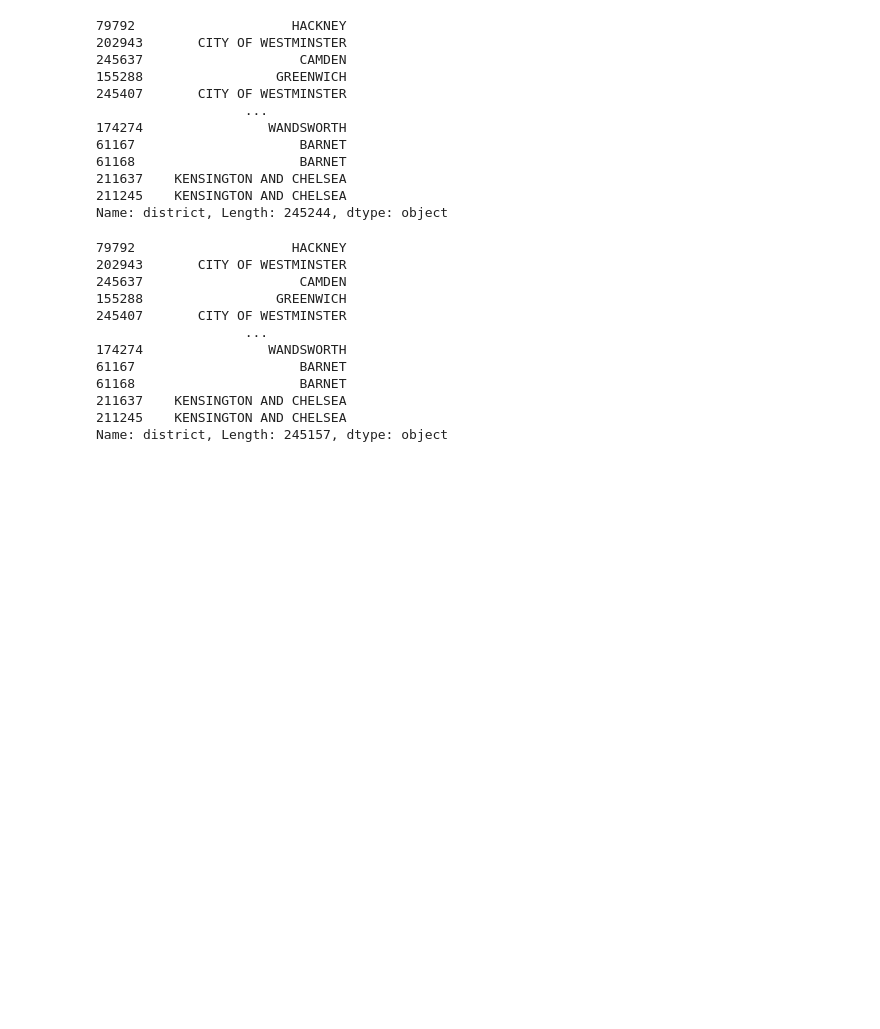
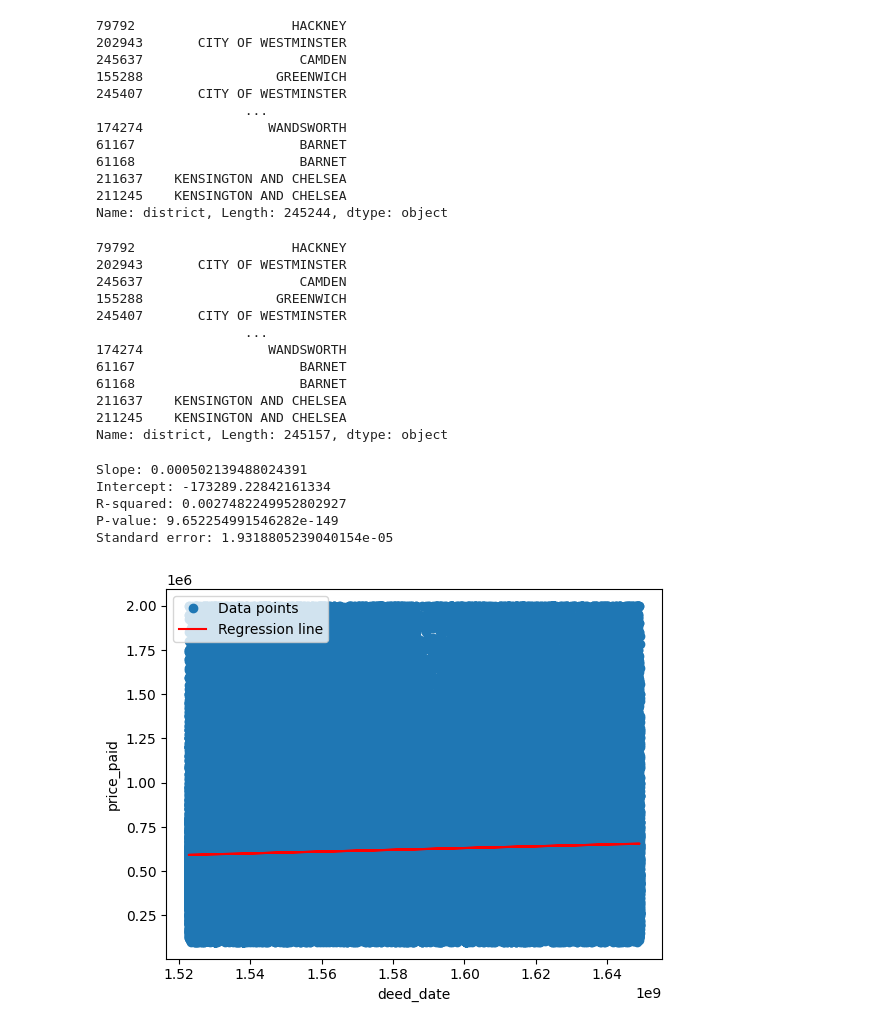
Before and after one commit to Ajeyanth/HousePrices, a Jupyter notebook: HousesPrices.ipynb, the cells around one changed output. Cells and saved outputs as stored; diff of their text form; code cells hidden in the pictures; blank space fills up the shorter version.

```diff
--- a/HousesPrices.ipynb
+++ b/HousesPrices.ipynb
@@ -100,3 +100,34 @@ print(df_cleaned['district'])
 211637    KENSINGTON AND CHELSEA
 211245    KENSINGTON AND CHELSEA
 Name: district, Length: 245157, dtype: object
+# %%
+from scipy.stats import linregress
+import matplotlib.pyplot as plt
+
+# Sample data
+x = df_cleaned['deed_date'].to_numpy()
+y = df_cleaned['price_paid'].to_numpy()
+
+# Perform linear regression
+slope, intercept, r_value, p_value, std_err = linregress(x, y)
+
+print(f"Slope: {slope}")
+print(f"Intercept: {intercept}")
+print(f"R-squared: {r_value**2}")
+print(f"P-value: {p_value}")
+print(f"Standard error: {std_err}")
+
+# Plot the data and the regression line
+plt.plot(x, y,'o', label='Data points')
+plt.plot(x, intercept + slope*x, color='red', label='Regression line')
+plt.xlabel('deed_date')
+plt.ylabel('price_paid')
+plt.legend()
+plt.show()
+# %% [output]
+Slope: 0.000502139488024391
+Intercept: -173289.22842161334
+R-squared: 0.0027482249952802927
+P-value: 9.652254991546282e-149
+Standard error: 1.9318805239040154e-05
+[figure, added]
```
